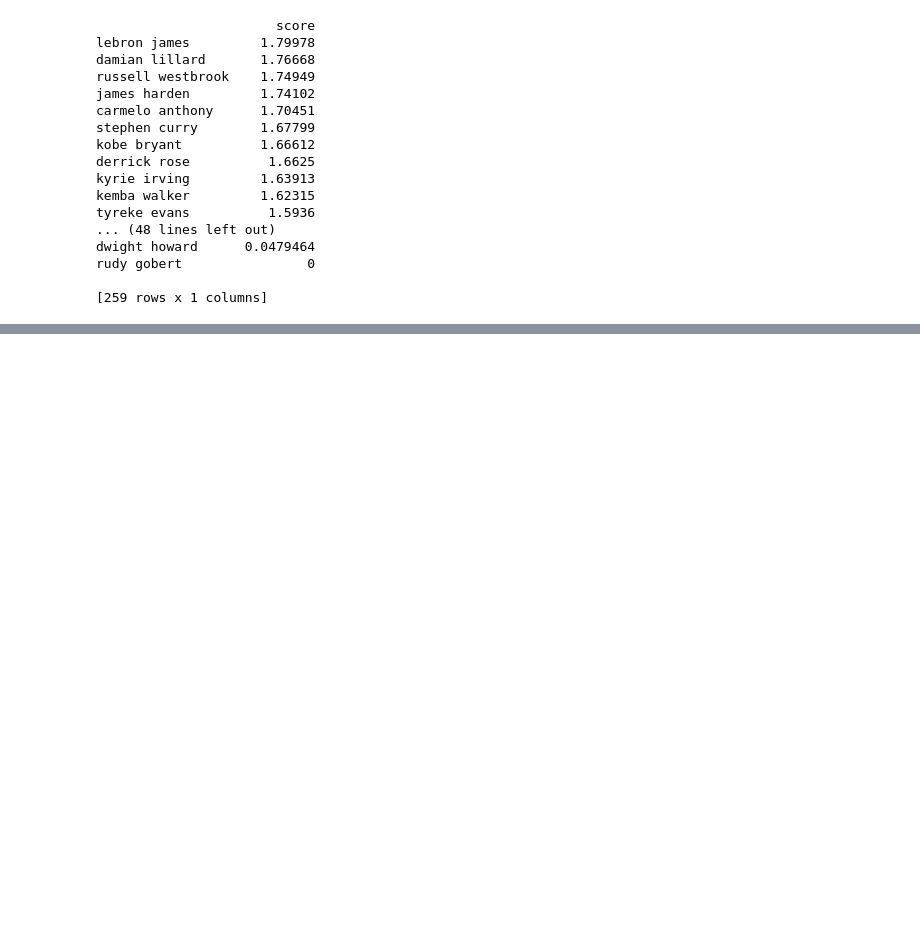
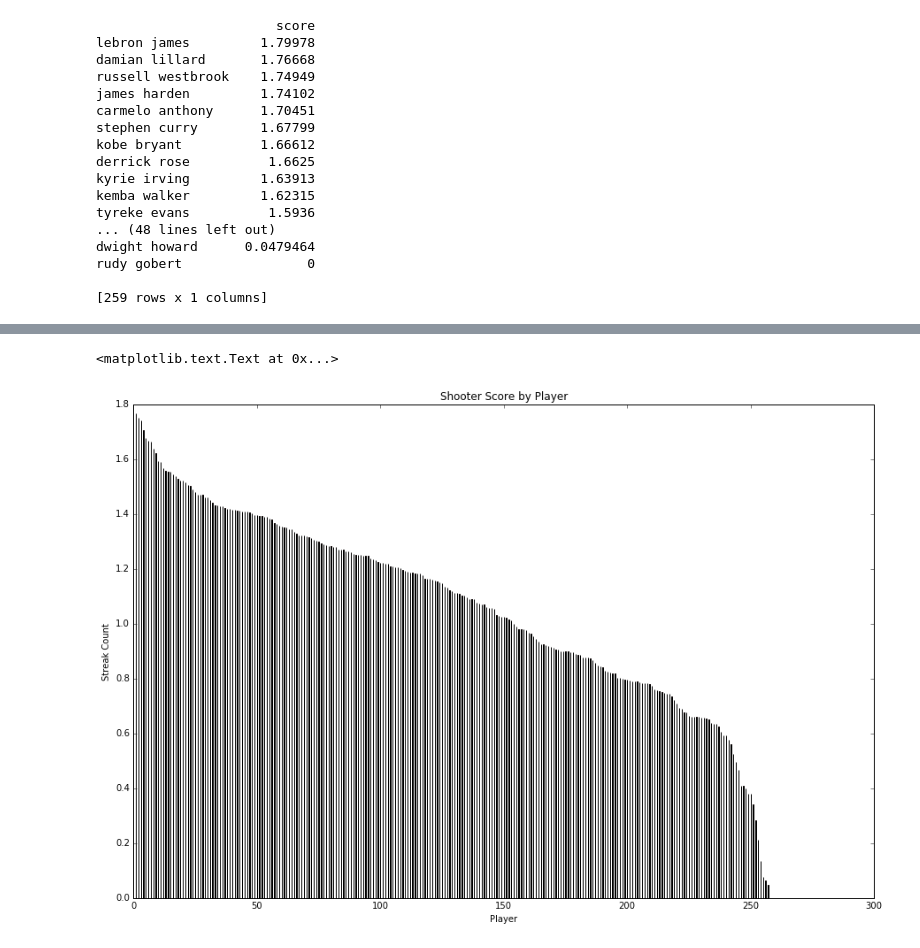
Before and after one commit to kylekwong/cs109-hot-hand, a Jupyter notebook: hot_hand_updated_data.ipynb, the cells around one changed output, grey strips where cells are left out. Saved outputs shown, nothing was run; the diff lists cells and outputs as text; code cells hidden in the pictures; blank space fills up the shorter version.

```diff
--- a/hot_hand_updated_data.ipynb
+++ b/hot_hand_updated_data.ipynb
@@ -198,3 +228,19 @@ rudy gobert                0
+# %%
+# plot a bar graph of number of streaks
+ind = np.arange(259)  # the x locations for the groups
+width = 0.1       # the width of the bars
+
+fig = plt.figure(figsize=(15,10))
+ax = fig.add_subplot(1, 1, 1)
+rects1 = ax.bar(ind, df_score.values, width, color='r')
+
+# add some text for labels, title and axes ticks
+ax.set_ylabel('Streak Count')
+ax.set_xlabel('Player')
+ax.set_title('Shooter Score by Player')
+# %% [output]
+<matplotlib.text.Text at 0x...>
+[figure, added]
 # %%
 ## Export df_score
 df_score.to_csv(path_or_buf='datasets/df_score.csv')
```
Also changed, not shown: parts of 3 cells of this notebook, 1 other file.
